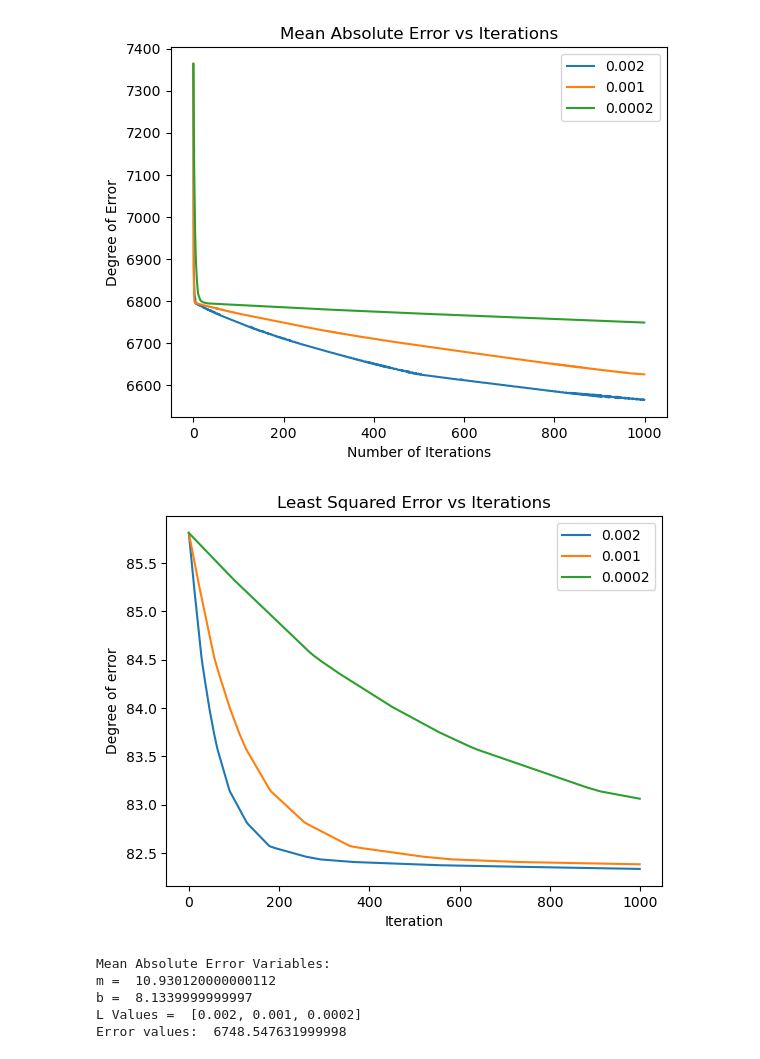
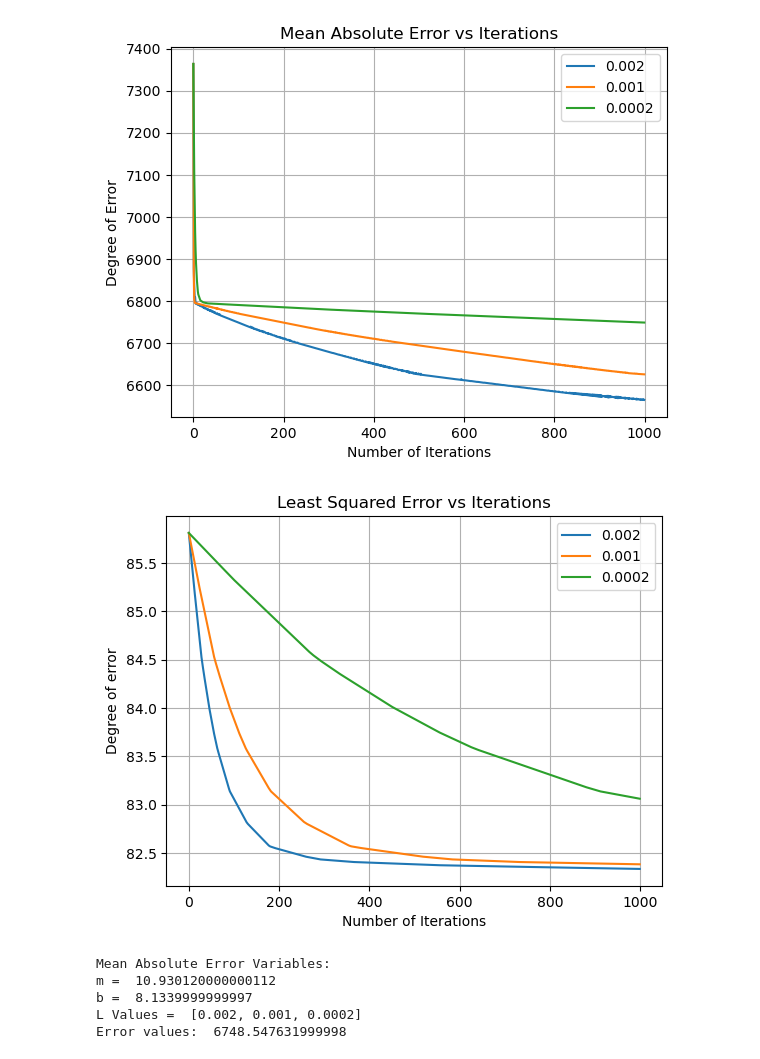
Before and after one commit to hrelosim/AM170B_Spring23, a Jupyter notebook: hw3/AM170B_hw3.ipynb, the cells around one changed output. Cells and saved outputs as stored; diff of their text form; code cells hidden in the pictures.

```diff
--- a/hw3/AM170B_hw3.ipynb
+++ b/hw3/AM170B_hw3.ipynb
@@ -75,23 +75,25 @@ L = [.002, .001, .0002] #values on graph go crazy higher than .002 for some reas
 for i in range (len(L)):
     m1, b1, mean = gradientDescent_Mean(x_train, y_train, m0, b0, L[i], epochs = 1000);
     plt.plot(mean);
+plt.grid()
 plt.title('Mean Absolute Error vs Iterations')
 plt.xlabel('Number of Iterations')
 plt.ylabel('Degree of Error')
 plt.legend(L);
 # %% [output]
-[figure, old version]
+[figure, new version]
 # %%
 #train data while plotting guesses (gradient descent least squared)
 for i in range (len(L)):
     m2, b2, least = gradientDescent_Least(x_train, y_train, m0, b0, L[i], epochs = 1000);
     plt.plot(least);
 plt.title('Least Squared Error vs Iterations')
-plt.xlabel('Iteration')
+plt.xlabel('Number of Iterations')
 plt.ylabel('Degree of error')
 plt.legend(L);
+plt.grid()
 # %% [output]
-[figure, old version]
+[figure, new version]
 # %%
 #State values for m, b and total error for each objective/loss function and learning rate combination.
 print('Mean Absolute Error Variables:')
```
Also changed, not shown: parts of 6 cells of this notebook.
